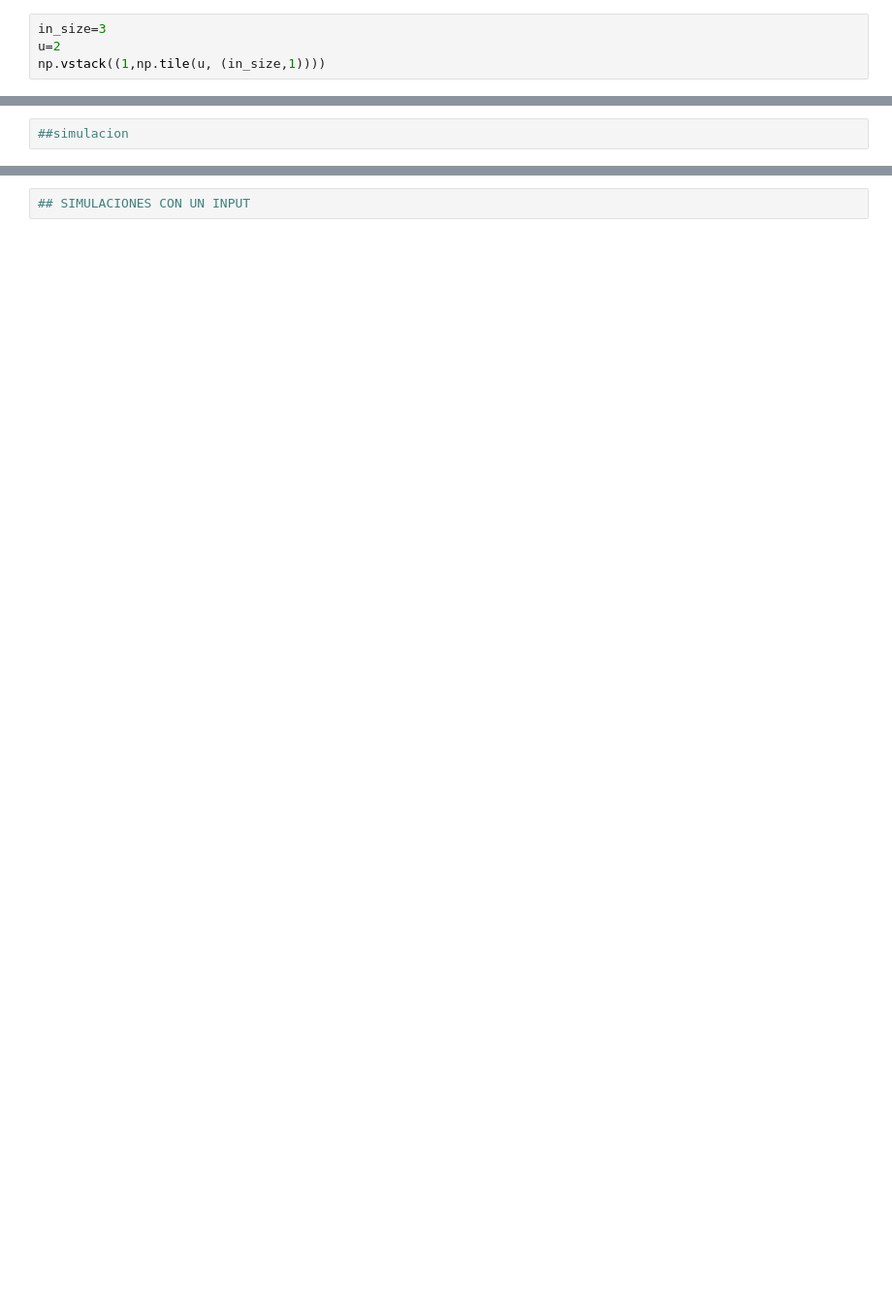
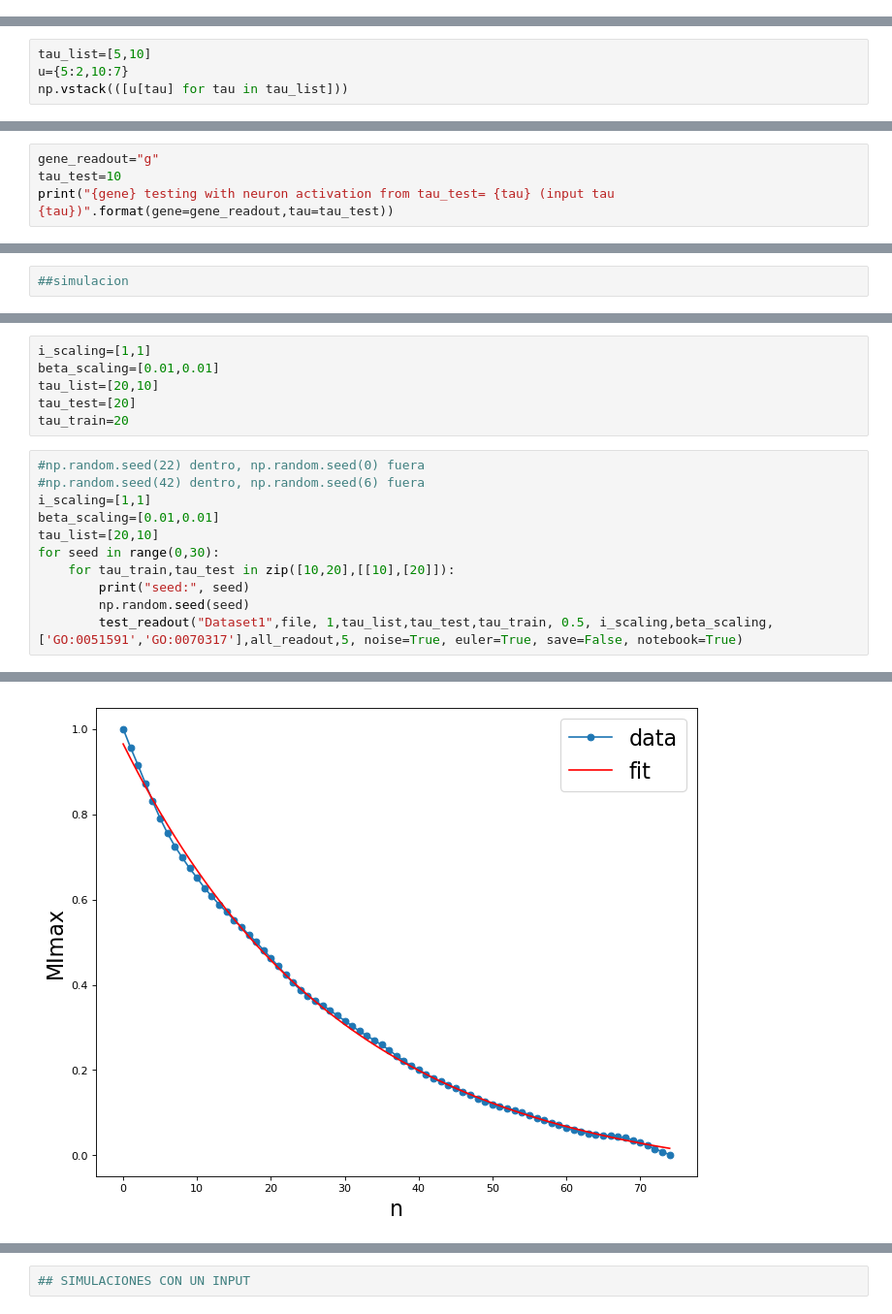
Before and after one commit to carfuentes/dynamic_routing, a Jupyter notebook: ESN-gene-nets.ipynb, the cells around one changed output, grey strips where cells are left out. Shown at 97% size. Cells and saved outputs as stored; diff of their text form; blank space fills up the shorter version.

```diff
--- a/ESN-gene-nets.ipynb
+++ b/ESN-gene-nets.ipynb
@@ -209,4 +198,0 @@ class ESN(object):
-# %%
-in_size=3
-u=2
-np.vstack((1,np.tile(u, (in_size,1))))
@@ -223,0 +199,4 @@ np.random.uniform()
+# %%
+tau_list=[5,10]
+u={5:2,10:7}
+np.vstack(([u[tau] for tau in tau_list]))
@@ -224,2 +206,6 @@ np.random.uniform()
 # %%
 ##################################################################################
+# %%
+gene_readout="g"
+tau_test=10
+print("{gene} testing with neuron activation from tau_test= {tau} (input tau {tau})".format(gene=gene_readout,tau=tau_test))
@@ -620,0 +549,18 @@ ACAD9
+# %%
+i_scaling=[1,1]
+beta_scaling=[0.01,0.01]
+tau_list=[20,10]
+tau_test=[20]
+tau_train=20
+# %%
+#np.random.seed(22) dentro, np.random.seed(0) fuera
+#np.random.seed(42) dentro, np.random.seed(6) fuera
+i_scaling=[1,1]
+beta_scaling=[0.01,0.01]
+tau_list=[20,10]
+for seed in range(0,30):
+    for tau_train,tau_test in zip([10,20],[[10],[20]]):
+        print("seed:", seed)
+        np.random.seed(seed)
+        test_readout("Dataset1",file, 1,tau_list,tau_test,tau_train, 0.5, i_scaling,beta_scaling,['GO:0051591','GO:0070317'],all_readout,5, noise=True, euler=True, save=False, notebook=True)
+# %% [output]
@@ -620,0 +586 @@ ACAD9
+[figure, added]
```
Also changed, not shown: parts of 53 cells of this notebook, 8 other files.
